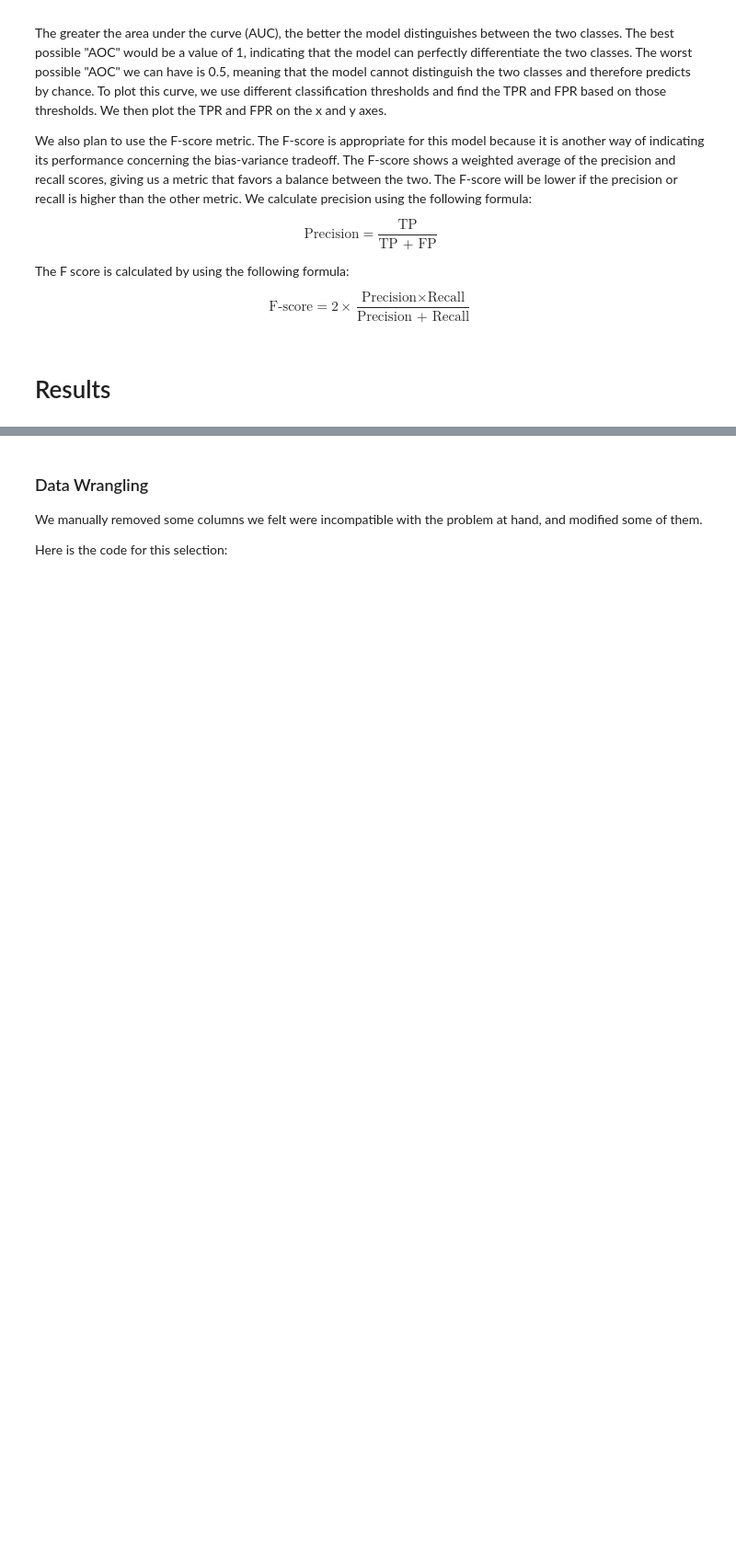
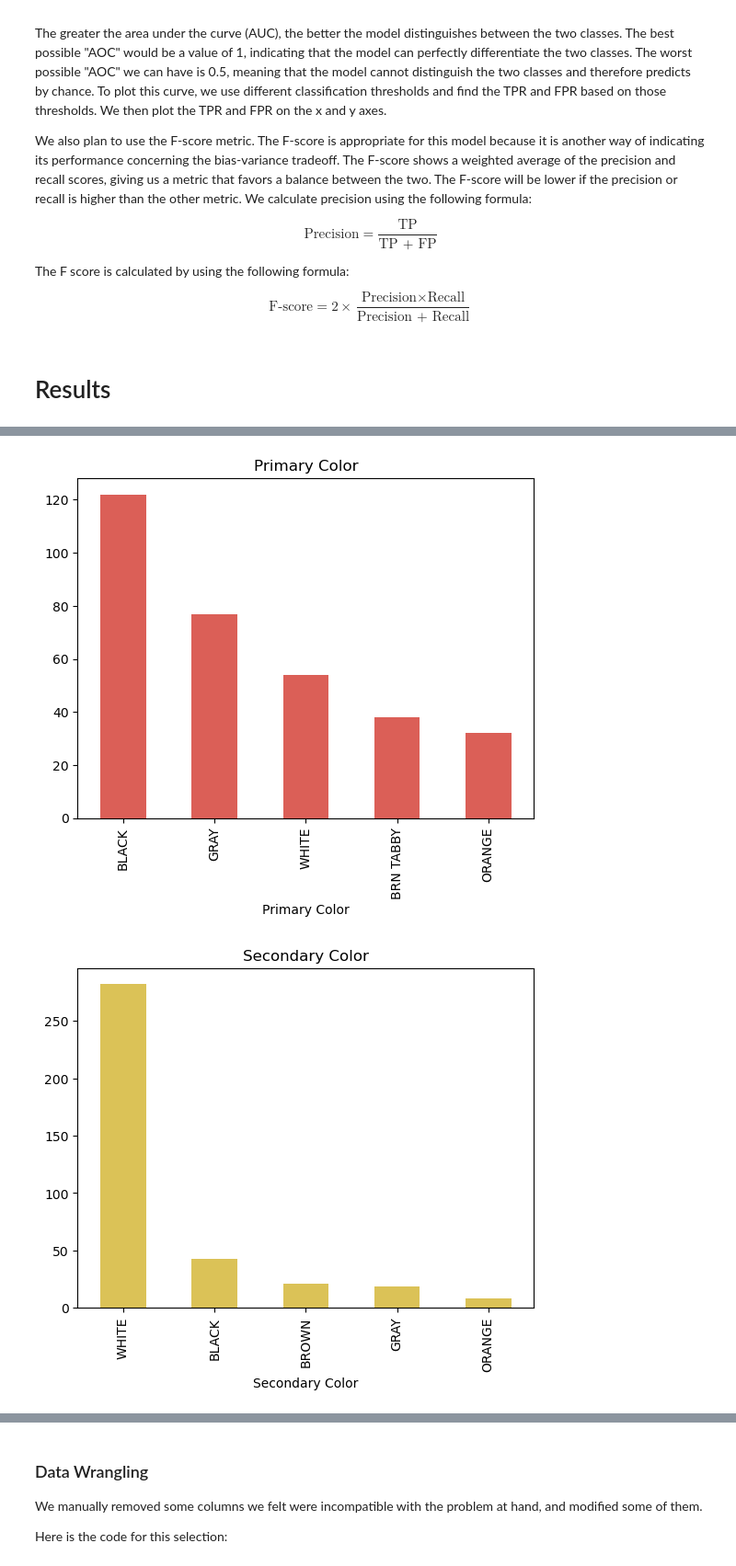
Before and after one commit to COGS118A/Group009-SP23, a Jupyter notebook: FinalProject_Group009-SP23.ipynb, the cells around one changed output, grey strips where cells are left out. Shown at 92% size. Drawn from its saved outputs; the diff is of its cells as text; code cells hidden in the pictures; blank space fills up the shorter version.

```diff
--- a/FinalProject_Group009-SP23.ipynb
+++ b/FinalProject_Group009-SP23.ipynb
@@ -90,0 +95,23 @@ $$\text{F-score} = 2 \times \frac{\text{Precision} \times \text{Recall}}{\text{P
+# %%
+url = 'https://raw.githubusercontent.com/COGS118A/Group009-SP23/main/animal-shelter-intakes-and-outcomes.csv'
+df = pd.read_csv(url)
+df = df.drop(columns=["Animal Type", "Animal ID", "intake_is_dead", "outcome_is_dead"])
+#subtract intake date from outtake date to get days in shelter as well as age at intake (days)
+df = df.assign(Intake_Date_dt=pd.to_datetime(df['Intake Date']))
+df = df.assign(Outcome_Date_dt=pd.to_datetime(df['Outcome Date']))
+df = df.assign(DOB_date=pd.to_datetime(df['DOB']))
+df['days_in_shelter'] = (df['Outcome_Date_dt'] - df['Intake_Date_dt']).dt.days
+df["age_at_intake"] = (df["Outcome_Date_dt"] - df["DOB_date"]).dt.days
+#drop date rows, now irrelevant
+df = df.drop(columns=["Outcome_Date_dt", "Intake_Date_dt", "DOB", 'Intake Date', 'Outcome Date', "DOB_date" ,"Age", "was_outcome_alive"])
+#create list defining "good" outcomes
+good_outcomes = ['ADOPTION', 'FOSTER', 'COMMUNITY CAT', 'FOSTER TO ADOPT', 'RESCUE', 'RETURN TO WILD HABITAT', 'HOMEFIRST', 'RETURN TO OWNER', 'SHELTER, NEUTER, RETURN', 'TRAP, NEUTER, RELEASE']
+#check if cat faced a good outcome, 1 if it did, 0 if it didn't
+df['good_outcome'] = df['Outcome Type'].isin(good_outcomes).astype(int)
+#drop outcome related strings (irrelevant)
+df = df.drop(columns=["Outcome Type", "Outcome Subtype"])
+#drop "crossing" column (data is too difficult to interpret for span of project)
+df = df.drop(columns=["Crossing"])
+#drop "Animal Name" column (irrelevant for analysis)
+df = df.drop(columns=["Animal Name"])
+df = df.dropna()
@@ -90,0 +122,17 @@ $$\text{F-score} = 2 \times \frac{\text{Precision} \times \text{Recall}}{\text{P
+# %%
+cat_cols = ['Primary Color', 'Secondary Color', "Sex", "Intake Condition", "Intake Type", "Intake Subtype", "Reason for Intake", "Jurisdiction"]
+# Create a color palette with as many colors as there are columns
+palette = sns.color_palette("hls", len(cat_cols))
+
+for idx, column in enumerate(cat_cols):
+    # Use the color corresponding to the current column
+    color = palette[idx]
+
+    # Plot the data using this color
+    df[column].value_counts().head(5).plot(kind='bar', color=color)
+
+    plt.title(column)
+    plt.show()
+# %% [output]
+[figure, added]
+[figure, added]
```
Also changed, not shown: parts of 9 cells of this notebook.
